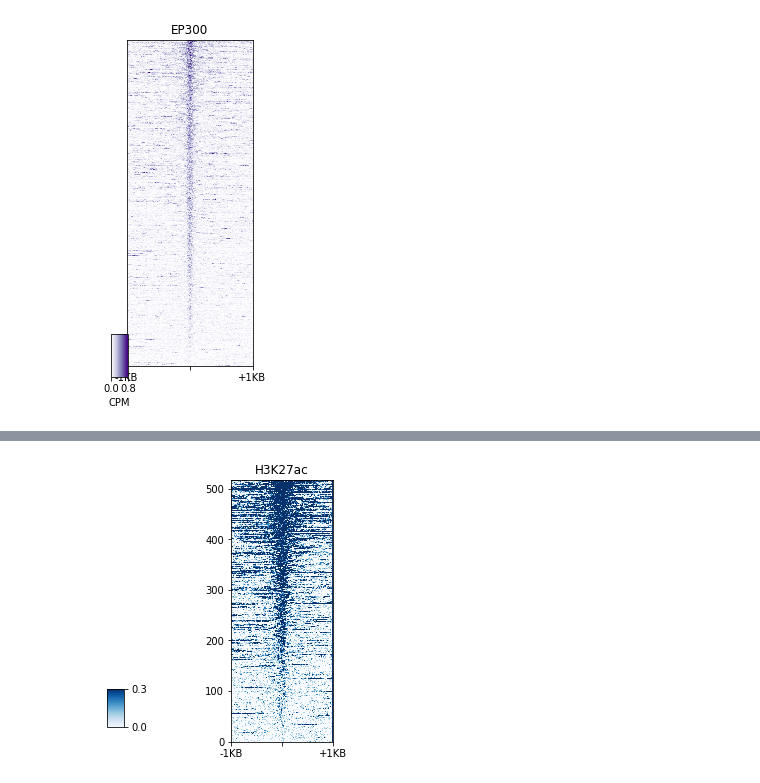
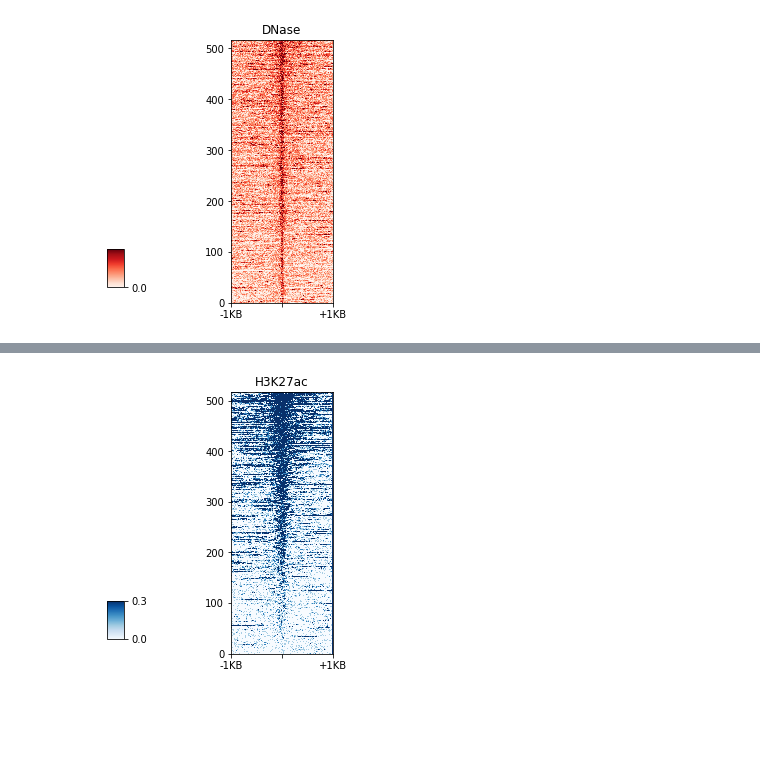
Before and after one commit to russellxie/Hon_Lab_Bioinfo_Class, a Jupyter notebook: Example1_Heatmap_for_ChIP-seq/Heatmap_plotting.ipynb, the cells around one changed output, grey strips where cells are left out. Saved outputs shown, nothing was run; the diff lists cells and outputs as text; code cells hidden in the pictures; blank space fills up the shorter version.

```diff
--- a/Example1_Heatmap_for_ChIP-seq/Heatmap_plotting.ipynb
+++ b/Example1_Heatmap_for_ChIP-seq/Heatmap_plotting.ipynb
@@ -65,27 +111,24 @@ np.max(df.sort_values(by='EP300-1_sum')[p300_col].values)
 # %%
-fig = plt.figure(figsize=(8,6))
+fig = plt.figure(figsize=(8,2.67*2))
 gs = gridspec.GridSpec(nrows=1, ncols=17)
 
 #plot p300
-ax1 = fig.add_subplot(gs[:,0:5])
-p300_col = [i for i in df.columns if 'EP300-1_bin' in i]
+ax1 = fig.add_subplot(gs[:,2:6])
+p300_col = [i for i in df.columns if 'DNase_bin' in i]
 p300hm = ax1.imshow(df.sort_values(by='EP300-1_sum', ascending=True)[p300_col],
                         origin='lower',
-                        cmap=plt.cm.Purples,
+                        cmap=plt.cm.Reds,
                         vmin=0,
-                        vmax=0.8)
+                        vmax=0.05)
 
 xmin, xmax = ax1.get_xlim()
 ax1.set_xticks([xmin, (xmax-xmin)/2, xmax])
 ax1.set_xticklabels(['-1KB', '', '+1KB'])
-ax1.set_title('EP300')
-ax1.set_yticks([], [])
+ax1.set_title('DNase')
 
-cbaxes = fig.add_axes([0.1,0.1,0.03,0.1])
+cbaxes=fig.add_axes([0.001,0.2,0.03,0.1])
 cbar1 = plt.colorbar(p300hm,
-                     cax=cbaxes,
-                     ticks=[0,0.8],
-                     orientation='horizontal')
-cbar1.set_label('CPM')
+                     cax = cbaxes,
+                     ticks = [0,0.1])
 # %% [output]
-[figure, old version]
+[figure, new version]
```
Also changed, not shown: parts of 3 cells of this notebook.
